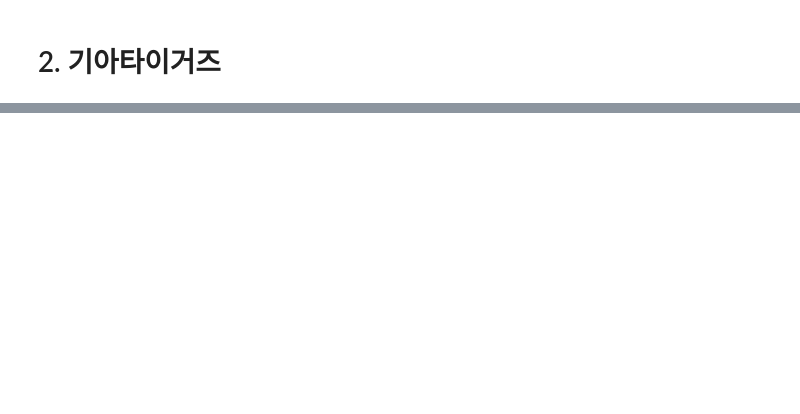
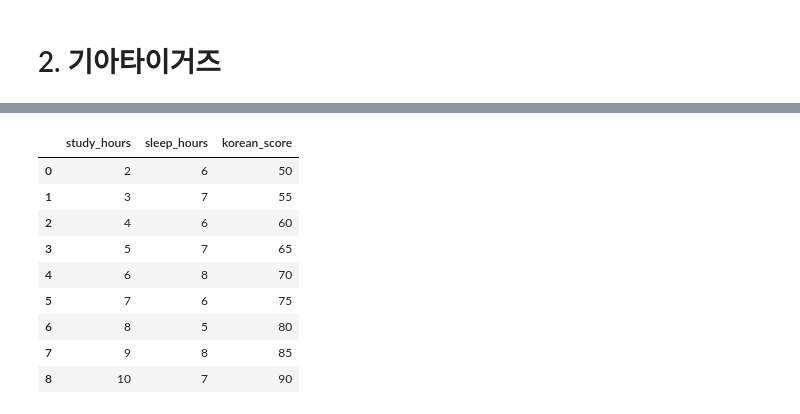
Before and after one commit to IAMKIMEUNSEO/predict2025_kbo_lgtwins_winning_rate, a Jupyter notebook: lgtwins.ipynb, the cells around one changed output, grey strips where cells are left out. Saved outputs shown, nothing was run; the diff lists cells and outputs as text; code cells hidden in the pictures; blank space fills up the shorter version.

```diff
--- a/lgtwins.ipynb
+++ b/lgtwins.ipynb
@@ -542,0 +812,42 @@ df_kia_thu
+# %%
+import pandas as pd
+import numpy as np
+from tensorflow.keras.models import Sequential
+from tensorflow.keras.layers import Dense
+from tensorflow.keras.optimizers import Adam
+from sklearn.preprocessing import StandardScaler
+
+# 임의 데이터프레임 생성
+data = {
+    'study_hours': [2, 3, 4, 5, 6, 7, 8, 9, 10],
+    'sleep_hours': [6, 7, 6, 7, 8, 6, 5, 8, 7],
+    'korean_score': [50, 55, 60, 65, 70, 75, 80, 85, 90]
+}
+
+df = pd.DataFrame(data)
+
+# 독립변수와 종속변수 설정
+X = np.array(df[['study_hours', 'sleep_hours']])
+y = np.array(df['korean_score'])
+
+# 데이터 스케일링
+scaler = StandardScaler()
+X_scaled = scaler.fit_transform(X)
+
+# Sequential 모델 구성
+model = Sequential()
+model.add(Dense(64, input_dim=X_scaled.shape[1], activation='relu'))  # 입력층
+model.add(Dense(32, activation='relu'))  # 은닉층
+model.add(Dense(1, activation='linear'))  # 출력층 (국어 점수 예측)
+
+# 모델 컴파일
+model.compile(optimizer=Adam(), loss='mean_squared_error')
+
+# 모델 훈련
+model.fit(X_scaled, y, epochs=100, batch_size=1, verbose=1)
+
+# 예측
+predictions = model.predict(X_scaled)
+
+# 예측 결과 출력
+predictions.flatten()
@@ -542,0 +875,13 @@ df_kia_thu
+# %%
+df
+# %% [output]
+|  | study_hours | sleep_hours | korean_score |
+| 0 | 2 | 6 | 50 |
+| 1 | 3 | 7 | 55 |
+| 2 | 4 | 6 | 60 |
+| 3 | 5 | 7 | 65 |
+| 4 | 6 | 8 | 70 |
+| 5 | 7 | 6 | 75 |
+| 6 | 8 | 5 | 80 |
+| 7 | 9 | 8 | 85 |
+| 8 | 10 | 7 | 90 |
```
Also changed, not shown: parts of 24 cells of this notebook.
